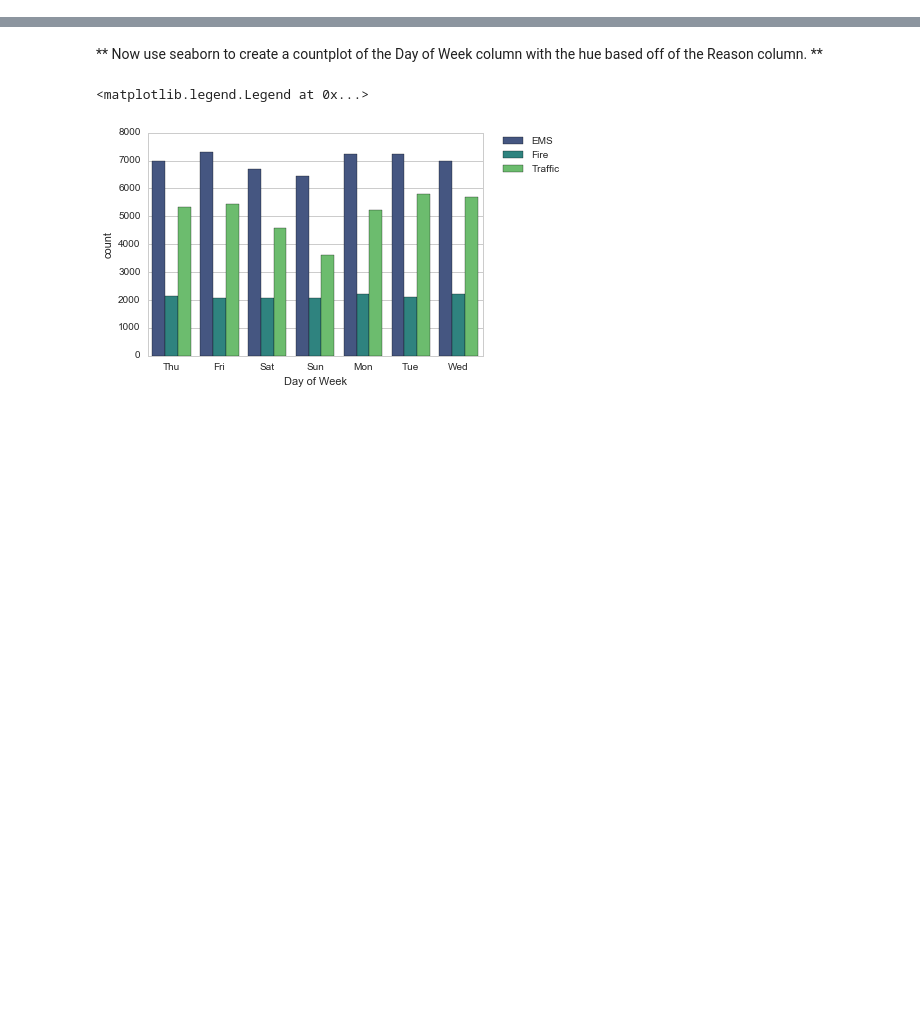
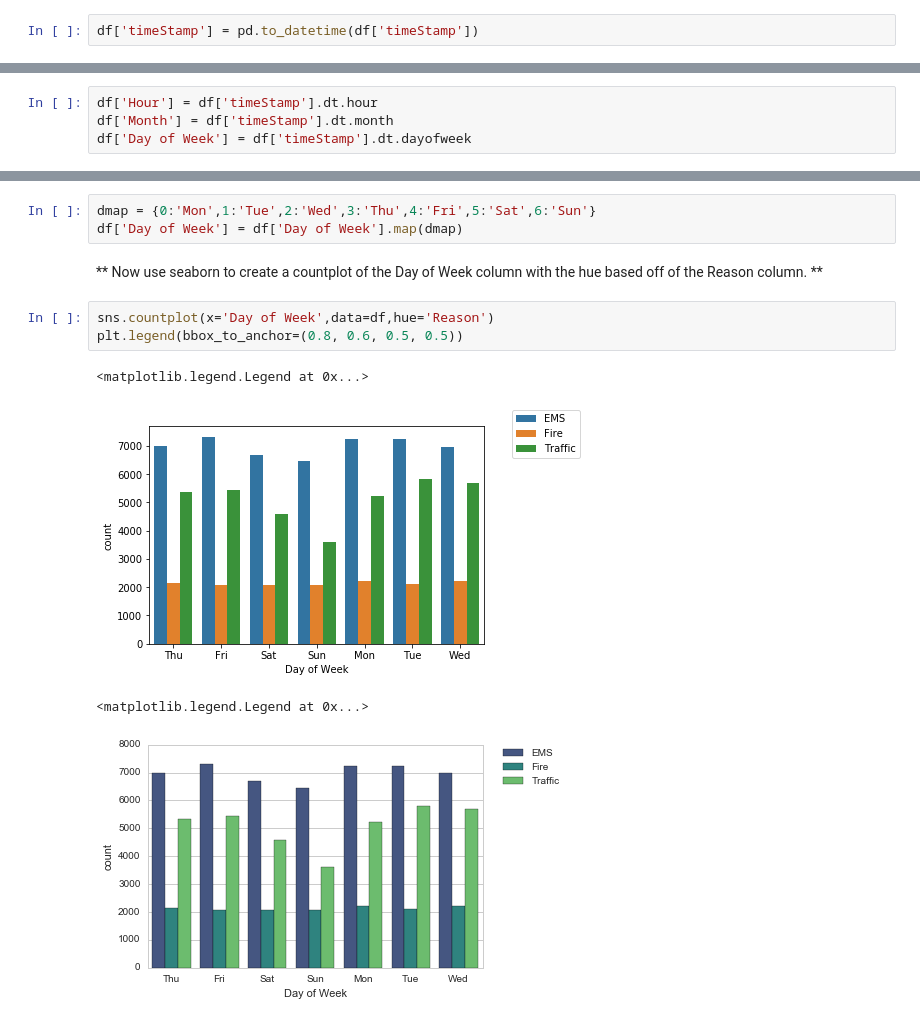
Before and after one commit to tomatiks/udemy_ds_course, a Jupyter notebook: 10-Data-Capstone-Projects/01-911 Calls Data Capstone Project.ipynb, the cells around one changed output, grey strips where cells are left out. Cells and saved outputs as stored; diff of their text form; blank space fills up the shorter version.

```diff
--- a/10-Data-Capstone-Projects/01-911 Calls Data Capstone Project.ipynb
+++ b/10-Data-Capstone-Projects/01-911 Calls Data Capstone Project.ipynb
@@ -152,5 +153,7 @@ str
 # %% [markdown]
 ** You should have seen that these timestamps are still strings. Use [pd.to_datetime](http://pandas.pydata.org/pandas-docs/stable/generated/pandas.to_datetime.html) to convert the column from strings to DateTime objects. **
+# %%
+df['timeStamp'] = pd.to_datetime(df['timeStamp'])
 # %% [markdown]
 ** You can now grab specific attributes from a Datetime object by calling them. For example:**
 
@@ -158,12 +161,25 @@ str
     time.hour
 
 **You can use Jupyter's tab method to explore the various attributes you can call. Now that the timestamp column are actually DateTime objects, use .apply() to create 3 new columns called Hour, Month, and Day of Week. You will create these columns based off of the timeStamp column, reference the solutions if you get stuck on this step.**
+# %%
+df['Hour'] = df['timeStamp'].dt.hour
+df['Month'] = df['timeStamp'].dt.month
+df['Day of Week'] = df['timeStamp'].dt.dayofweek
 # %% [markdown]
 ** Notice how the Day of Week is an integer 0-6. Use the .map() with this dictionary to map the actual string names to the day of the week: **
 
     dmap = {0:'Mon',1:'Tue',2:'Wed',3:'Thu',4:'Fri',5:'Sat',6:'Sun'}
+# %%
+dmap = {0:'Mon',1:'Tue',2:'Wed',3:'Thu',4:'Fri',5:'Sat',6:'Sun'}
+df['Day of Week'] = df['Day of Week'].map(dmap)
 # %% [markdown]
 ** Now use seaborn to create a countplot of the Day of Week column with the hue based off of the Reason column. **
+# %%
+sns.countplot(x='Day of Week',data=df,hue='Reason')
+plt.legend(bbox_to_anchor=(0.8, 0.6, 0.5, 0.5))
+# %% [output]
+<matplotlib.legend.Legend at 0x...>
+[figure, added]
 # %%
 # %% [output]
 <matplotlib.legend.Legend at 0x...>
```
Also changed, not shown: parts of 21 cells of this notebook, 37 other files.
